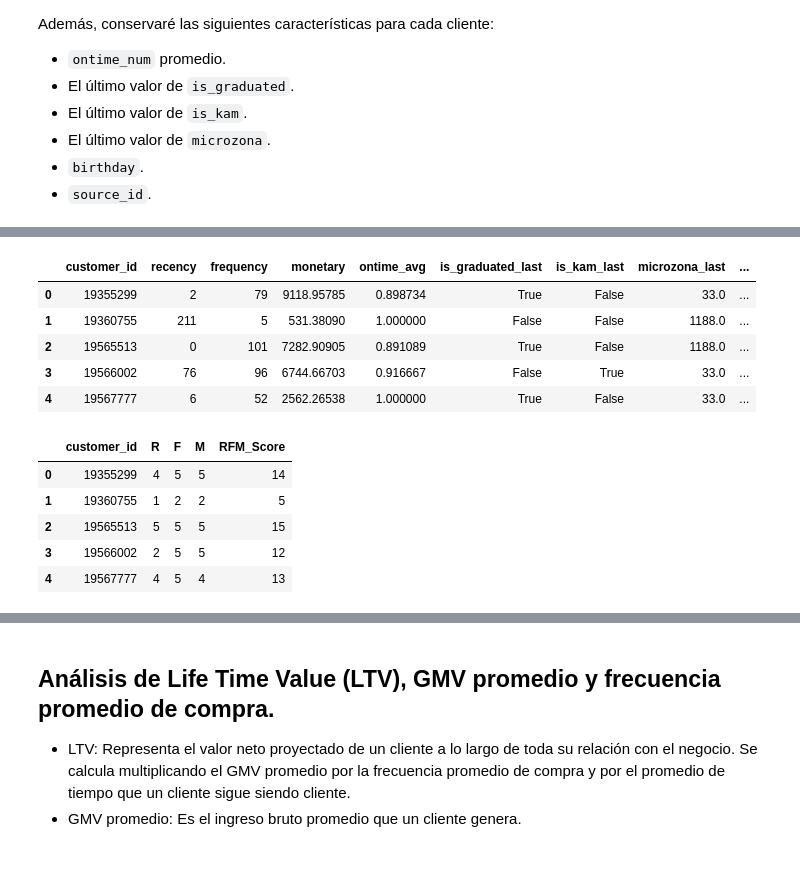
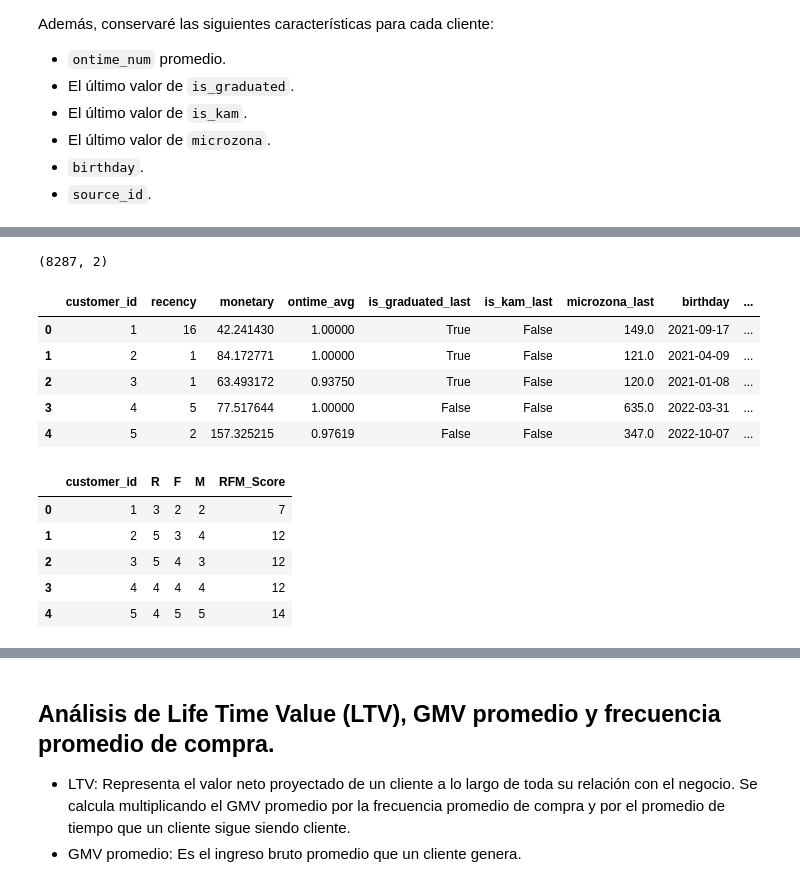
Before and after one commit to asertas14/Big_data, a Jupyter notebook: rfm.ipynb, the cells around one changed output, grey strips where cells are left out. Cells and saved outputs as stored; diff of their text form; code cells hidden in the pictures.

```diff
--- a/rfm.ipynb
+++ b/rfm.ipynb
@@ -25,0 +32,9 @@ import pandas as pd
+# %%
+# Filtrando transacciones de los últimos 3 meses
+end_date = df_original['deliver_date'].max()
+start_date = end_date - pd.DateOffset(months=3)
+df_last_3_months = df_original[df_original['deliver_date'].between(start_date, end_date)]
+
+# Calculando la frecuencia promedio en días para cada cliente en los últimos 3 meses
+df_frequency = df_last_3_months.groupby('customer_id').size().reset_index(name='purchase_count')
+df_frequency.head()
@@ -26,30 +48,38 @@ import pandas as pd
+# %%
+all_customers = df_original['customer_id'].unique()
+missing_customers = set(all_customers) - set(df_frequency['customer_id'])
+missing_data = pd.DataFrame({'customer_id': list(missing_customers), 'purchase_count': 0})
+purchase_frequency = pd.concat([df_frequency, missing_data], ignore_index=True)
+purchase_frequency.rename(columns={'purchase_count':'frequency'})
+purchase_frequency.shape
+# %% [output]
+(8287, 2)
 # %%
-# Cargando el archivo original
-df_original = pd.read_csv('data/merged_vlp_otd_anonimized.csv', parse_dates=['deliver_date', 'birthday'])
-
-# Calculando Recency, Frequency, y Monetary para cada cliente usando source_id
-rfm_corrected = df_original.groupby('source_id').agg({
+# Calculando Recency, Monetary y otras métricas como antes
+rfm_corrected = df_original.groupby('customer_id').agg({
     'deliver_date': lambda x: (df_original['deliver_date'].max() - x.max()).days,  # Recency
-    'ornum': 'nunique',  # Frequency
-    'gmv_on_3': 'sum',  # Monetary
+    'gmv_on_3': 'mean',  # Monetary
     'ontime_num': 'mean',  # ontime_num promedio
     'is_graduated': 'last',  # último valor de is_graduated
     'is_kam': 'last',  # último valor de is_kam
-    'microzone_source_id': 'last',  # último valor de microzone_source_id
-    'birthday': 'first'  # birthday
+    'microzone_source_id': 'last',
+    'birthday': 'first',
+    'order_close_date':'last' #Last order
 }).reset_index()
 
+# Unimos la frecuencia promedio en días calculada a las métricas RFM
+rfm_corrected = rfm_corrected.merge(purchase_frequency, on='customer_id', how='left')
+
 # Renombrando las columnas
-rfm_corrected.columns = ['customer_id', 'recency', 'frequency', 'monetary', 'ontime_avg', 'is_graduated_last', 'is_kam_last', 'microzona_last', 'birthday']
-
-rfm_corrected.head()
+rfm_corrected.columns = ['customer_id', 'recency', 'monetary', 'ontime_avg', 'is_graduated_last', 'is_kam_last', 'microzona_last', 'birthday','last_order', 'frequency']
+rfm_corrected.head()#Por cliente unico
 # %% [output]
-|  | customer_id | recency | frequency | monetary | ontime_avg | is_graduated_last | is_kam_last | microzona_last | ... |
-| 0 | 19355299 | 2 | 79 | 9118.95785 | 0.898734 | True | False | 33.0 | ... |
-| 1 | 19360755 | 211 | 5 | 531.38090 | 1.000000 | False | False | 1188.0 | ... |
-| 2 | 19565513 | 0 | 101 | 7282.90905 | 0.891089 | True | False | 1188.0 | ... |
-| 3 | 19566002 | 76 | 96 | 6744.66703 | 0.916667 | False | True | 33.0 | ... |
-| 4 | 19567777 | 6 | 52 | 2562.26538 | 1.000000 | True | False | 33.0 | ... |
+|  | customer_id | recency | monetary | ontime_avg | is_graduated_last | is_kam_last | microzona_last | birthday | ... |
+| 0 | 1 | 16 | 42.241430 | 1.00000 | True | False | 149.0 | 2021-09-17 | ... |
+| 1 | 2 | 1 | 84.172771 | 1.00000 | True | False | 121.0 | 2021-04-09 | ... |
+| 2 | 3 | 1 | 63.493172 | 0.93750 | True | False | 120.0 | 2021-01-08 | ... |
+| 3 | 4 | 5 | 77.517644 | 1.00000 | False | False | 635.0 | 2022-03-31 | ... |
+| 4 | 5 | 2 | 157.325215 | 0.97619 | False | False | 347.0 | 2022-10-07 | ... |
 # %%
 # Definiendo funciones para asignar scores basados en percentiles
 def r_score(x, percentile_dict):
@@ -92,11 +122,11 @@ rfm_corrected['RFM_Score'] = rfm_corrected['R'] + rfm_corrected['F'] + rfm_corre
 rfm_corrected[['customer_id', 'R', 'F', 'M', 'RFM_Score']].head()
 # %% [output]
 |  | customer_id | R | F | M | RFM_Score |
-| 0 | 19355299 | 4 | 5 | 5 | 14 |
-| 1 | 19360755 | 1 | 2 | 2 | 5 |
-| 2 | 19565513 | 5 | 5 | 5 | 15 |
-| 3 | 19566002 | 2 | 5 | 5 | 12 |
-| 4 | 19567777 | 4 | 5 | 4 | 13 |
+| 0 | 1 | 3 | 2 | 2 | 7 |
+| 1 | 2 | 5 | 3 | 4 | 12 |
+| 2 | 3 | 5 | 4 | 3 | 12 |
+| 3 | 4 | 4 | 4 | 4 | 12 |
+| 4 | 5 | 4 | 5 | 5 | 14 |
 # %%
 # Uniendo los scores RFM al DataFrame original
 df_enriched = df_original.merge(rfm_corrected[['customer_id', 'R', 'F', 'M', 'RFM_Score']], left_on='source_id', right_on='customer_id', how='left')
```
Also changed, not shown: parts of 17 cells of this notebook, 1 other file.
